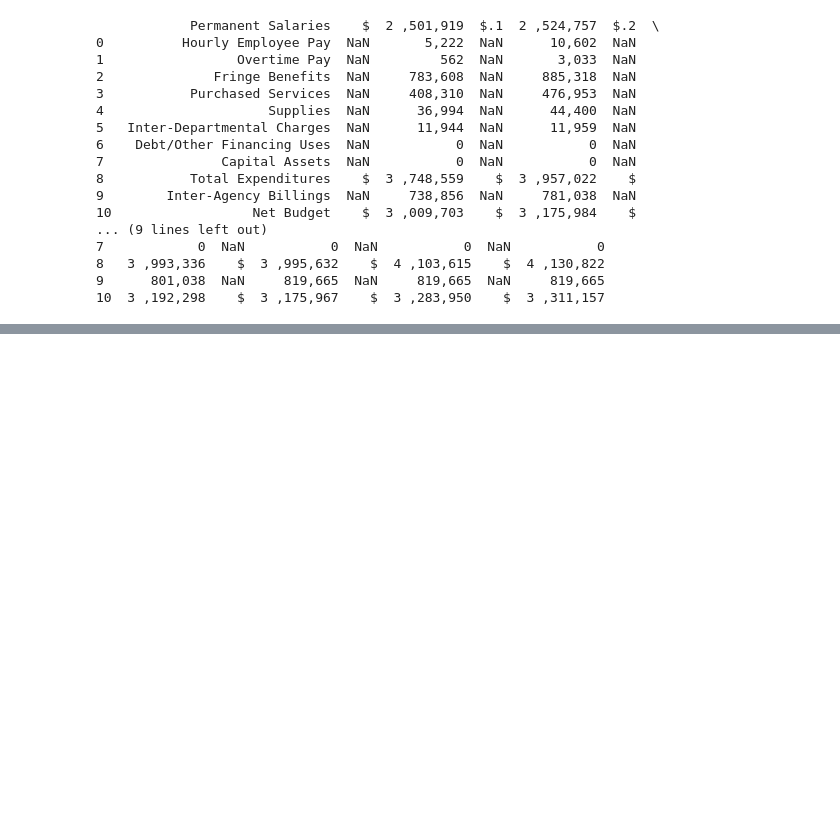
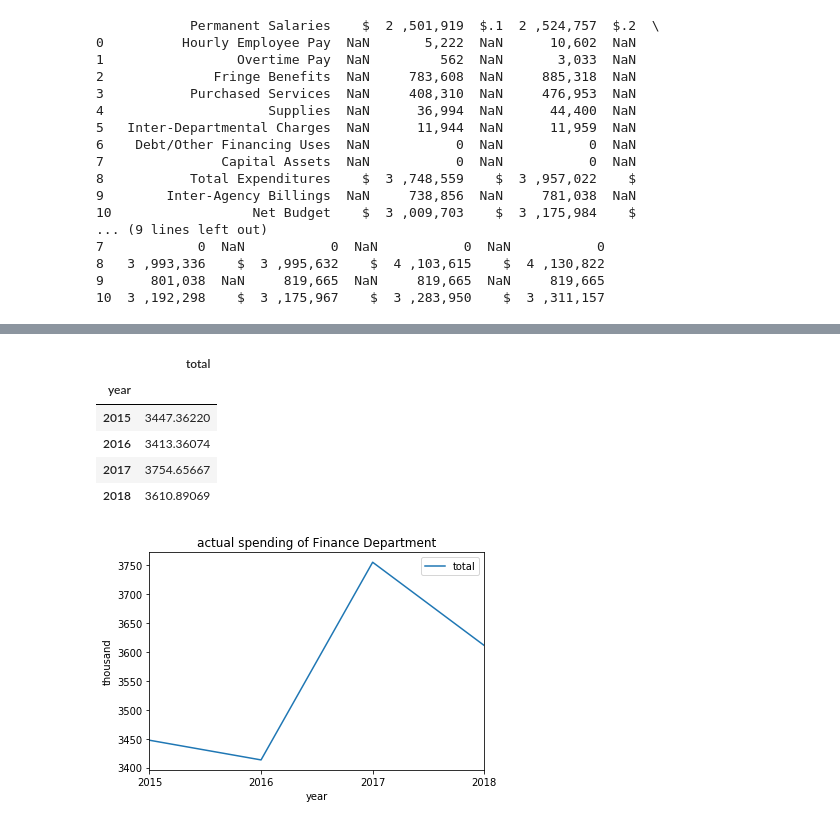
Before and after one commit to April-Zhong/s19-city-t2, a Jupyter notebook: data_analysis.ipynb, the cells around one changed output, grey strips where cells are left out. Saved outputs shown, nothing was run; the diff lists cells and outputs as text; code cells hidden in the pictures; blank space fills up the shorter version.

```diff
--- a/data_analysis.ipynb
+++ b/data_analysis.ipynb
@@ -463,0 +539,27 @@ d["2015_adopted"] = l6
+# %%
+dic = {}
+total = []
+total.append( L1["year_2015"].sum()/1000)
+total.append( L1["year_2016"].sum()/1000)
+total.append( L1["year_2017"].sum()/1000)
+total.append( L1["year_2018"].sum()/1000)
+dic["year"] = ["2015", "2016", "2017", "2018"]
+dic["total"] = total
+
+df11 = pd.DataFrame(dic)
+df11 = df11.set_index("year")
+
+ax = df11.plot.line(title = "actual spending of Finance Department")
+ax.set_xticks(range(len(df11.index)))
+ax.set_xticklabels(df11.index)
+ax.set_ylabel('thousand')
+None
+df11
+# %% [output]
+|  | total |
+| year |  |
+| 2015 | 3447.36220 |
+| 2016 | 3413.36074 |
+| 2017 | 3754.65667 |
+| 2018 | 3610.89069 |
+[figure, added]
```
Also changed, not shown: parts of 19 cells of this notebook.
